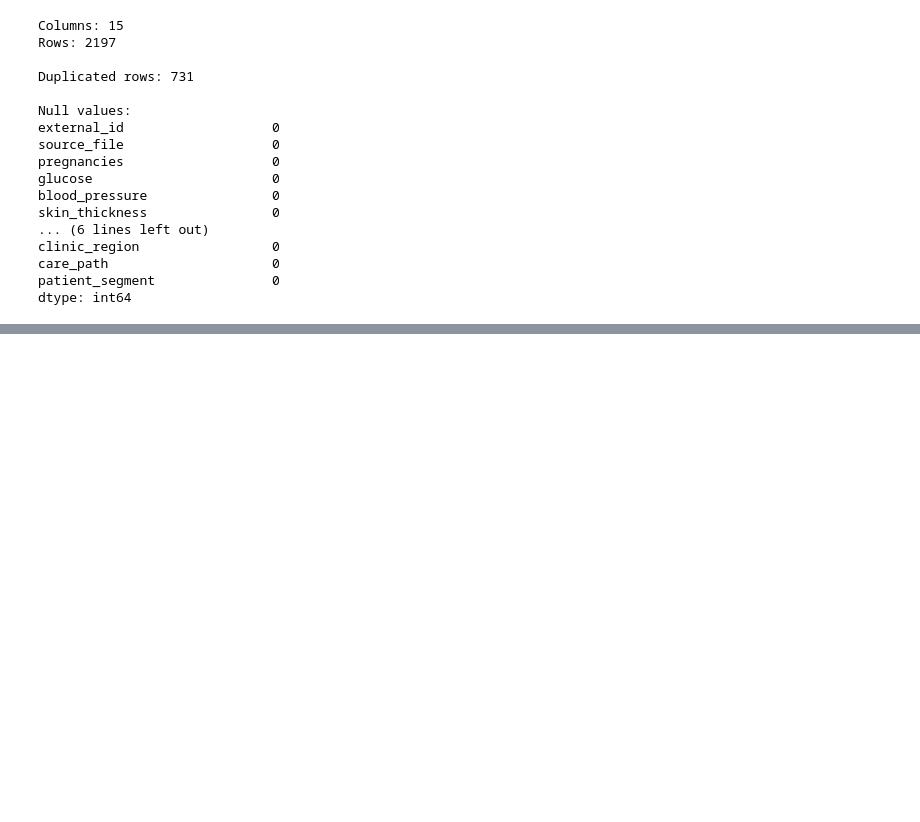
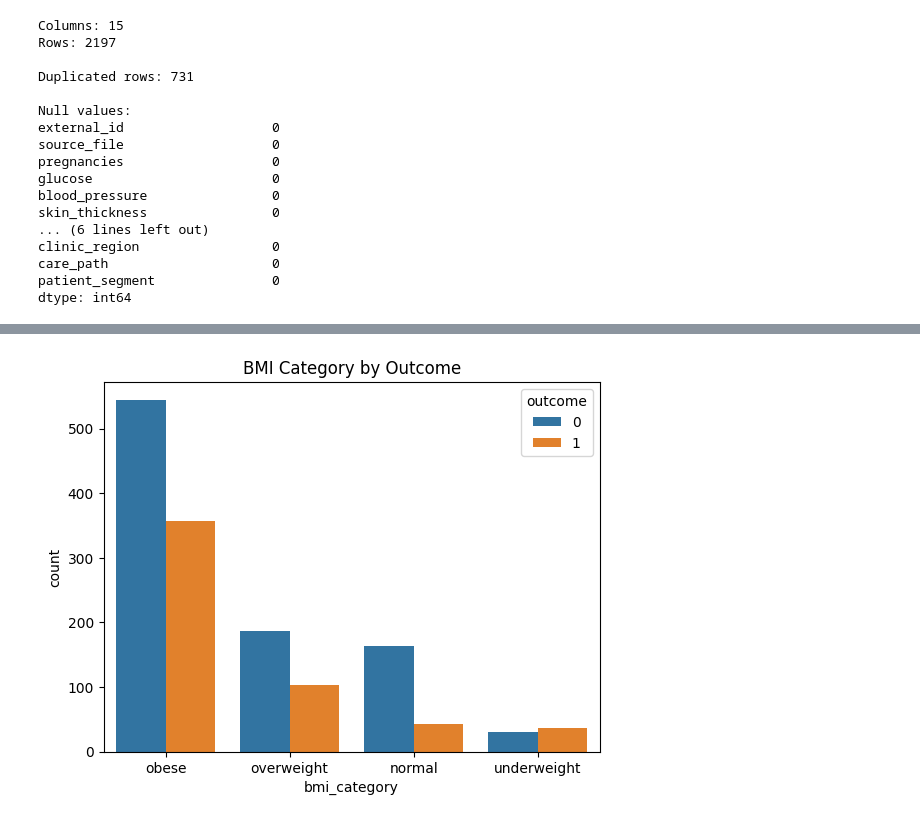
Before and after one commit to mateuszost2/Data-Eng-Final-Project, a Jupyter notebook: notebooks/eda.ipynb, the cells around one changed output, grey strips where cells are left out. Saved outputs shown, nothing was run; the diff lists cells and outputs as text; code cells hidden in the pictures; blank space fills up the shorter version.

```diff
--- a/notebooks/eda.ipynb
+++ b/notebooks/eda.ipynb
@@ -137,0 +172,7 @@ Duplicated rows: 0
+# %%
+# 4. BMI category by outcome
+sns.countplot(x='bmi_category', hue='outcome', data=df)
+plt.title('BMI Category by Outcome')
+plt.show()
+# %% [output]
+[figure, added]
```
Also changed, not shown: parts of 5 cells of this notebook.
